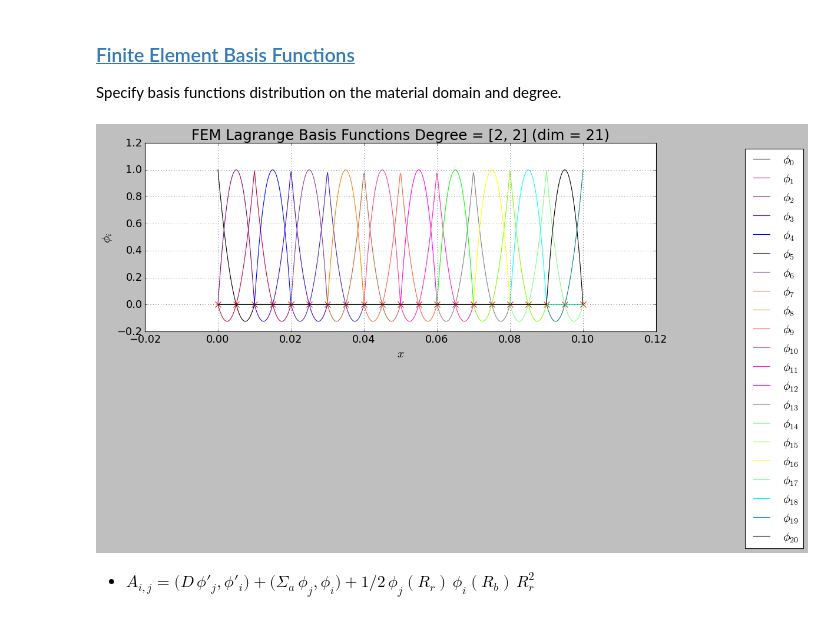
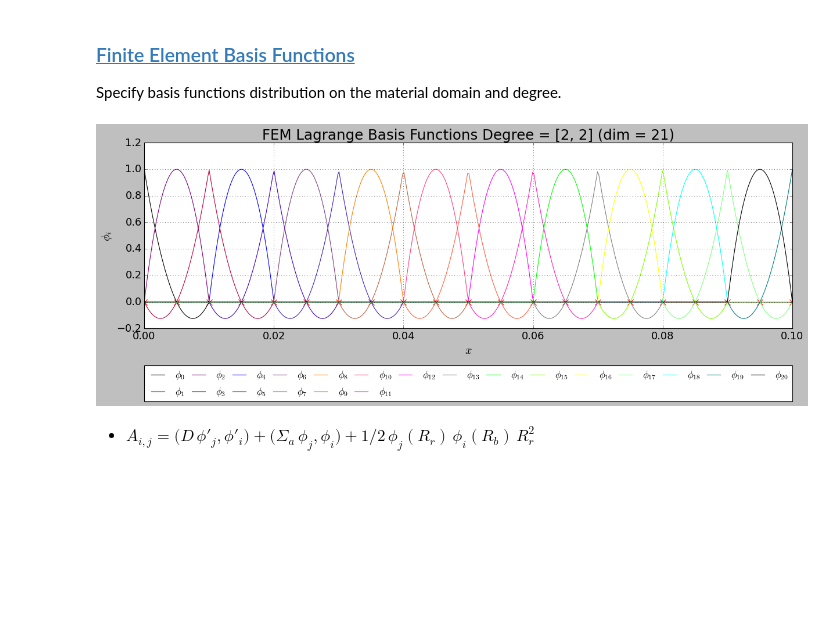
Before and after one commit to dpploy/engy-5050, a Jupyter notebook: notebooks/05-sph-reflected-diff.ipynb, the cells around one changed output. Saved outputs shown, nothing was run; the diff lists cells and outputs as text; code cells hidden in the pictures; blank space fills up the shorter version.

```diff
--- a/notebooks/05-sph-reflected-diff.ipynb
+++ b/notebooks/05-sph-reflected-diff.ipynb
@@ -238,14 +237,14 @@ Specify basis functions distribution on the material domain and degree.
 # %%
 '''Build basis functions'''
 from engy_5310.toolkit import LagrangeFEMBasis
 
 degree = [2,2]
 n_elem = [5,5]
 
 femlb = LagrangeFEMBasis(degree=degree, n_elem=n_elem, x_partition=[r_0, r_s, r_r])
-femlb.plot(n_plot_pts=500)
+femlb.plot(n_plot_pts=500, n_legend_cols=15)
 # %% [output]
-[figure, old version]
+[figure, new version]
 # %% [markdown]
   + $A_{i,j} = \bigl(D\,\phi'_j,\phi'_i\bigr) + \bigl(\Sigma_a\,\phi_j,\phi_i\bigr) + 1/2\,\phi_j(R_r)\,\phi_i(R_b)\,R^2_r $
 # %%
```
Also changed, not shown: parts of 17 cells of this notebook, 4 other files.
